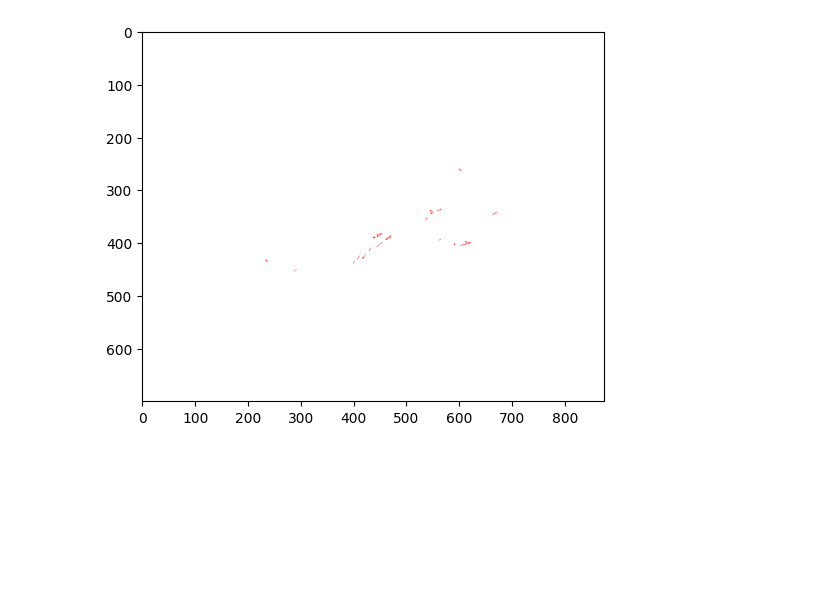
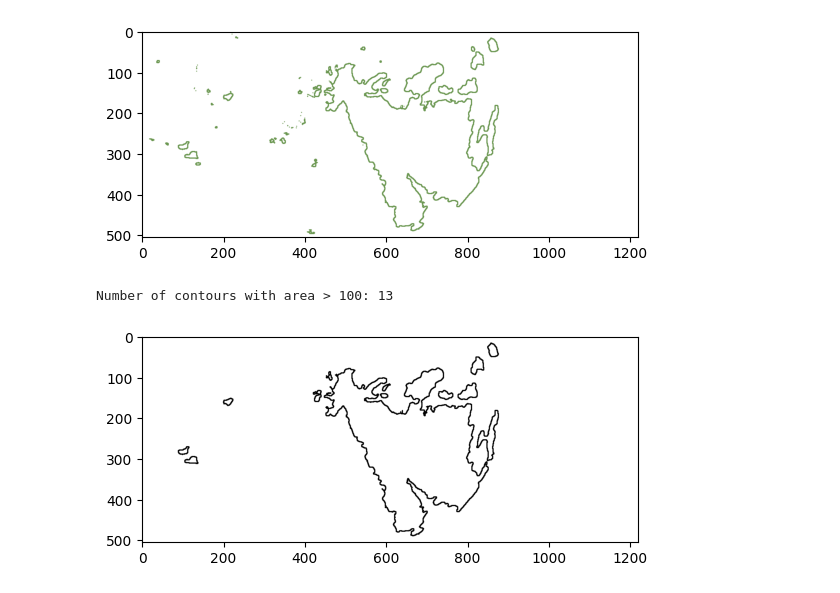
Before and after one commit to quochieu586/Thunderstorm-Nowcasting-Geometry-Topology-Approach, a Jupyter notebook: process_image.ipynb, the cells around one changed output. Cells and saved outputs as stored; diff of their text form; code cells hidden in the pictures; blank space fills up the shorter version.

```diff
--- a/process_image.ipynb
+++ b/process_image.ipynb
@@ -86,0 +7,22 @@ Number of vertices after simplified = 6
+# %%
+INPUT_PATH = 'data/images/philippines_13.269_123.832/'
+files = sorted([os.path.join(INPUT_PATH, f) for f in os.listdir(INPUT_PATH) if f.endswith('.png')])
+image_path = files[0]
+
+color_bgr = cv2.imread(image_path, cv2.IMREAD_COLOR)
+gray = cv2.imread(image_path, cv2.IMREAD_GRAYSCALE)
+if color_bgr is None or gray is None:
+    raise FileNotFoundError(f"Failed to load {image_path}")
+
+# Convert BGR (OpenCV) to RGB (Matplotlib)
+source_img = cv2.cvtColor(color_bgr, cv2.COLOR_BGR2RGB)
+
+fig, axes = plt.subplots(1, 2, figsize=(8, 4))
+axes[0].imshow(source_img)
+axes[0].set_title("Color (RGB)")
+axes[0].axis('off')
+axes[1].imshow(gray, cmap='gray')
+axes[1].set_title("Grayscale")
+axes[1].axis('off')
+plt.tight_layout()
+plt.show()
@@ -87,9 +31,30 @@ Number of vertices after simplified = 6
+# %%
+from utils.preprocessing import extract_contour_by_dbz
+import json
+
+with open('data/legend/color_dbz.json') as f:
+    list_color = json.load(f)
+
+sorted_color = sorted({tuple(color[1]): color[0] for color in list_color}.items(), key=lambda item: item[1])
+sorted_color[:3]
+
+contours_img, contours, colors  = extract_contour_by_dbz(color_bgr, thresholds=[20], sorted_color=sorted_color)
+contours = contours[0]
+
+plt.imshow(contours_img)
+plt.show()
+# %% [output]
+[figure, added]
 # %%
-blank_img = np.ones(list(mask.shape) + [3], dtype=np.uint8) * 255
+CONTOUR_THRESHOLD = 100
 
-cv2.drawContours(image=blank_img, contours=simplified_contours, contourIdx=-1, color=(255, 0, 0))
+blank_img = np.ones(shape=source_img.shape, dtype=np.uint8) * 255
+contours = sorted([polygon for polygon in contours if cv2.contourArea(polygon) > CONTOUR_THRESHOLD], key=lambda x: cv2.contourArea(x), reverse=True)
+cv2.drawContours(blank_img, contours, -1, (0, 0, 0), 2)
 
+print(f"Number of contours with area > {CONTOUR_THRESHOLD}: {len(contours)}")
 plt.imshow(blank_img)
 plt.show()
 # %% [output]
+Number of contours with area > 100: 13
-[figure, old version]
+[figure, new version]
```
Also changed, not shown: parts of 16 cells of this notebook, 17 other files.
